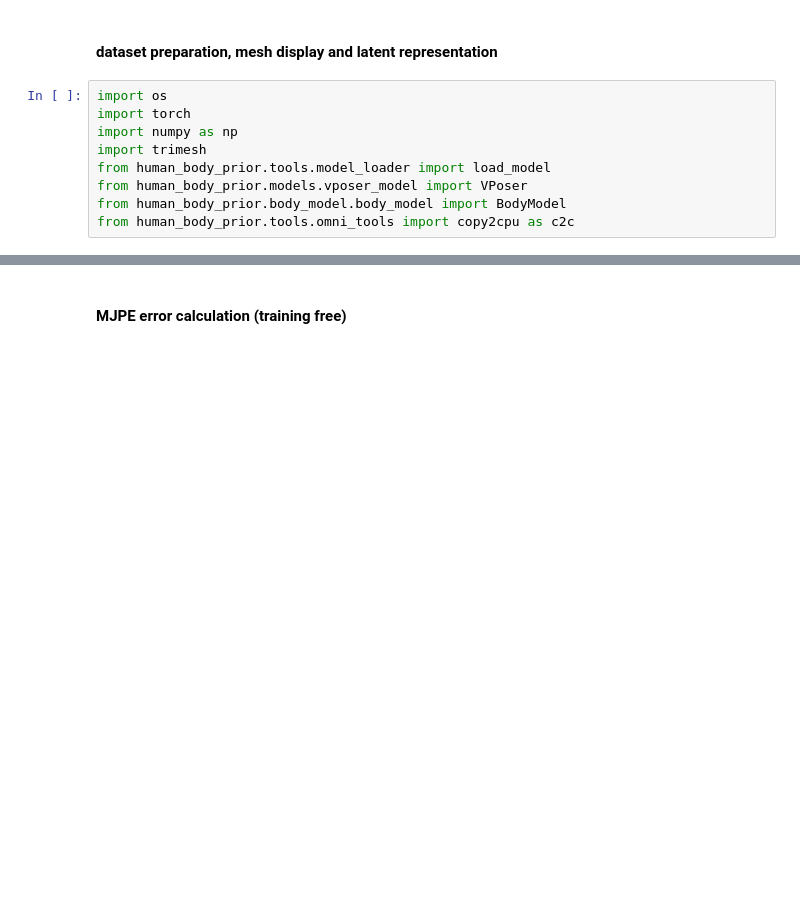
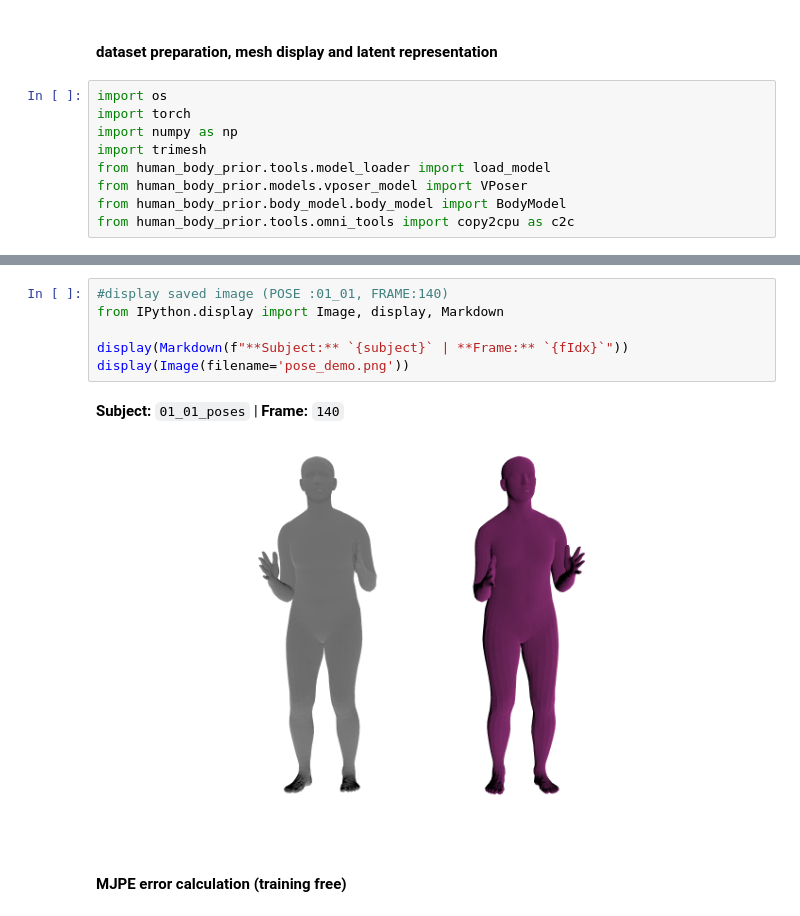
Before and after one commit to Pradyumnak777/cse586-project-1, a Jupyter notebook: intermediate_demo.ipynb, the cells around one changed output, grey strips where cells are left out. Drawn from its saved outputs; the diff is of its cells as text; blank space fills up the shorter version.

Commit message:
pose image added

```diff
--- a/intermediate_demo.ipynb
+++ b/intermediate_demo.ipynb
@@ -65,5 +65,14 @@ trimesh.Scene(meshes).show()
 2026-02-28 19:06:53.521 | INFO     | human_body_prior.tools.model_loader:load_model:97 - Loaded model in eval mode with trained weights: VPoserModelFiles/vposer_v2_05/snapshots/V02_05_epoch=08_val_los ...
 2026-02-28 19:06:53.521 | INFO     | human_body_prior.tools.model_loader:load_model:97 - Loaded model in eval mode with trained weights: VPoserModelFiles/vposer_v2_05/snapshots/V02_05_epoch=08_val_los ...
 [interactive output not drawn]
+# %%
+#display saved image (POSE :01_01, FRAME:140)
+from IPython.display import Image, display, Markdown
+
+display(Markdown(f"**Subject:** `{subject}` | **Frame:** `{fIdx}`"))
+display(Image(filename='pose_demo.png'))
+# %% [output]
+**Subject:** `01_01_poses` | **Frame:** `140`
+[figure, added]
 # %% [markdown]
 #### MJPE error calculation (training free)
```
Also changed, not shown: 1 other file.
